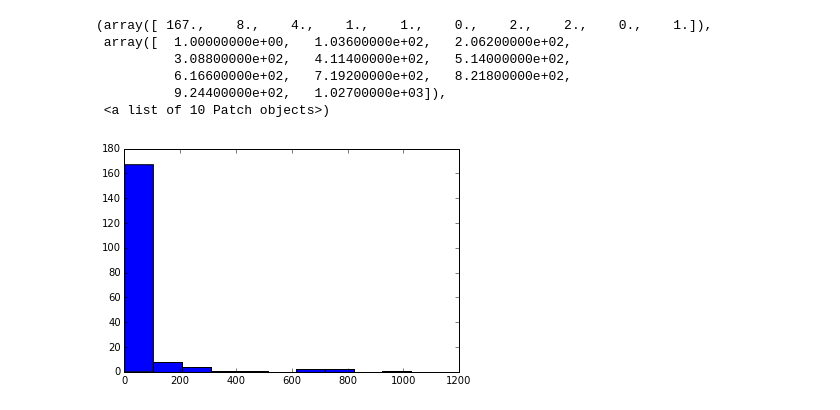
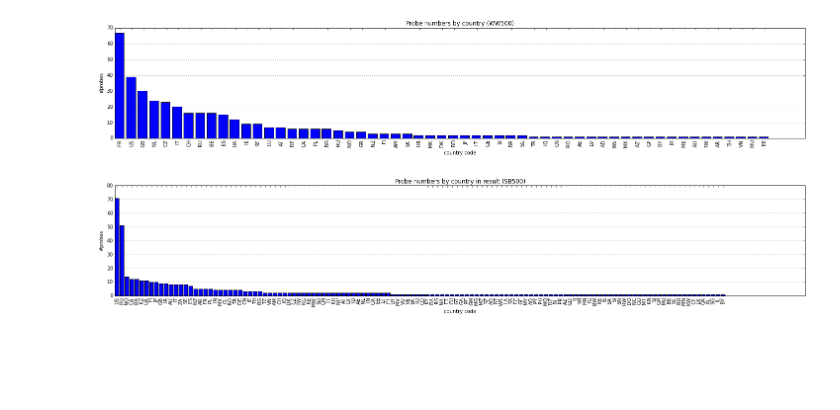
Before and after one commit to cod3monk/RIPE-Atlas-sbucket, a Jupyter notebook: ProbeStats.ipynb, the cells around one changed output. Drawn from its saved outputs; the diff is of its cells as text; code cells hidden in the pictures; blank space fills up the shorter version.

```diff
--- a/ProbeStats.ipynb
+++ b/ProbeStats.ipynb
@@ -10,7 +10,13 @@ from copy import deepcopy
 # %%
 probes = []
+probes_by_id = {}
 for l in open('meta-20150223.txt').readlines():
     probes.append(json.loads(l))
+    probes_by_id[probes[-1]['id']] = probes[-1]
+# %%
+probes = []
+data = json.loads(urllib2.urlopen('https://atlas.ripe.net/api/v1/measurement/1911027/result/').read())
+probes = [probes_by_id[p['prb_id']] for p in data if p['prb_id'] in probes_by_id]
 # %%
 stats_country = OrderedDict()
 for p in probes:
@@ -22,21 +28,13 @@ while len(stats_country_reduced) > 120:
      stats_country_reduced.popitem()
 # %%
 figure(figsize=(25,4))
-bar(np.arange(len(stats_country_reduced)), stats_country_reduced.values())
-devnull = xticks(np.arange(0.5,len(stats_country_reduced)+0.5), stats_country_reduced.keys(), horizontalalignment='center', rotation=90)
+bar(np.arange(len(stats_country)), stats_country.values())
+devnull = xticks(np.arange(0.5,len(stats_country)+0.5), stats_country.keys(), horizontalalignment='center', rotation=90)
 #yscale('log')
-title('Probe numbers by country')
+title('Probe numbers by country (WW500)')
 ylabel('#probes')
 xlabel('country code')
 grid(axis='y')
-savefig('probes-per-country.png')
+savefig('WW500-probes-per-country.png')
+# %% [output]
+[figure, added]
-# %%
-hist(stats_country.values())
-# %% [output]
-(array([ 167.,    8.,    4.,    1.,    1.,    0.,    2.,    2.,    0.,    1.]),
- array([  1.00000000e+00,   1.03600000e+02,   2.06200000e+02,
-          3.08800000e+02,   4.11400000e+02,   5.14000000e+02,
-          6.16600000e+02,   7.19200000e+02,   8.21800000e+02,
-          9.24400000e+02,   1.02700000e+03]),
- <a list of 10 Patch objects>)
-[figure, removed]
@@ -42,0 +51,12 @@ hist(stats_country.values())
+# %%
+figure(figsize=(25,4))
+bar(np.arange(len(stats_country_result)), stats_country_result.values())
+devnull = xticks(np.arange(0.5,len(stats_country_result)+0.5), stats_country_result.keys(), horizontalalignment='center', rotation=90)
+#yscale('log')
+title('Probe numbers by country in result (SB500)')
+ylabel('#probes')
+xlabel('country code')
+grid(axis='y')
+savefig('SB500-probes-per-country.png')
+# %% [output]
+[figure, added]
```
Also changed, not shown: parts of 4 cells of this notebook, 3 other files.
